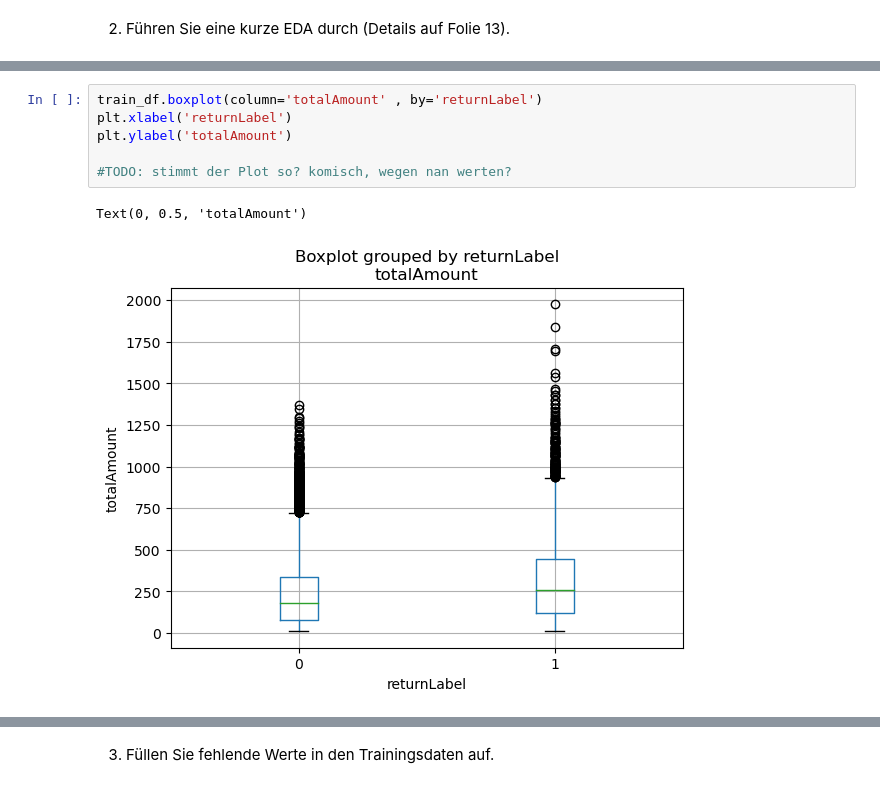
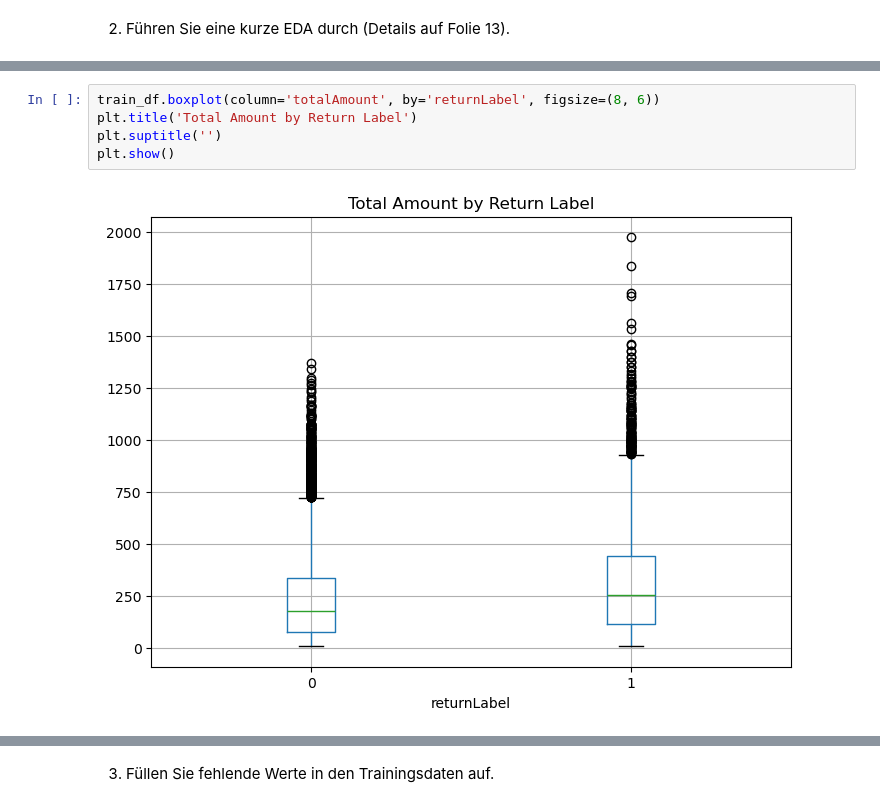
Before and after one commit to ClaraSto/ml-projekt-ss25, a Jupyter notebook: projekt.ipynb, the cells around one changed output, grey strips where cells are left out. Drawn from its saved outputs; the diff is of its cells as text.

```diff
--- a/projekt.ipynb
+++ b/projekt.ipynb
@@ -53,11 +51,9 @@ plt.show()
 # %%
-train_df.boxplot(column='totalAmount' , by='returnLabel')
-plt.xlabel('returnLabel')
-plt.ylabel('totalAmount')
-
-#TODO: stimmt der Plot so? komisch, wegen nan werten?
+train_df.boxplot(column='totalAmount', by='returnLabel', figsize=(8, 6))
+plt.title('Total Amount by Return Label')
+plt.suptitle('')
+plt.show()
 # %% [output]
-Text(0, 0.5, 'totalAmount')
-[figure, old version]
+[figure, new version]
 # %%
 import seaborn as sns
```
Also changed, not shown: parts of 8 cells of this notebook.
